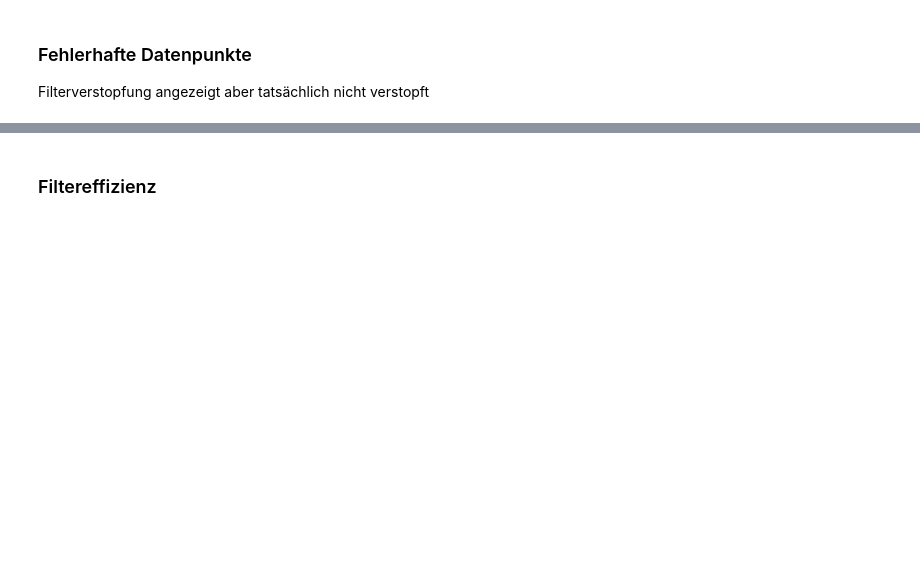
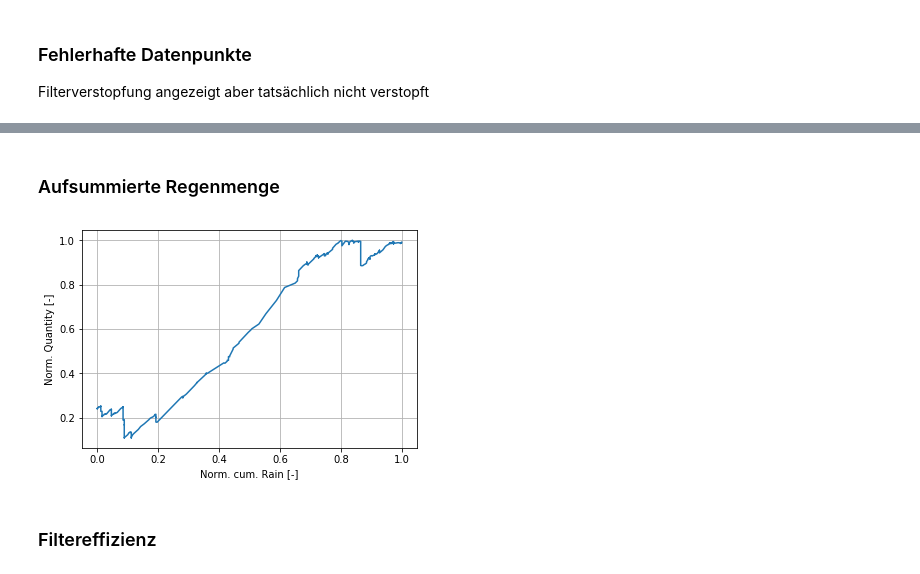
Before and after one commit to Andi0802/LevelMeasurement, a Jupyter notebook: log/Auswertung_Level.ipynb, the cells around one changed output, grey strips where cells are left out. Saved outputs shown, nothing was run; the diff lists cells and outputs as text; code cells hidden in the pictures; blank space fills up the shorter version.

```diff
--- a/log/Auswertung_Level.ipynb
+++ b/log/Auswertung_Level.ipynb
@@ -228,3 +246,15 @@ dfd.hist(figsize=[15, 10]);
+# %% [markdown]
+### Aufsummierte Regenmenge
+# %%
+cumRain=np.cumsum(df["Rain quantity 1h [Liter]"])
+nrmCumRain=cumRain/np.max(cumRain)
+nrmQnty = df['Quantity [Liter]']/np.max(df['Quantity [Liter]'])
+plt.plot(nrmCumRain,nrmQnty);
+plt.ylabel('Norm. Quantity [-]')
+plt.xlabel('Norm. cum. Rain [-]')
+plt.grid()
+# %% [output]
+[figure, added]
 # %% [markdown]
 ### Filtereffizienz
 # %%
```
Also changed, not shown: parts of 19 cells of this notebook.
